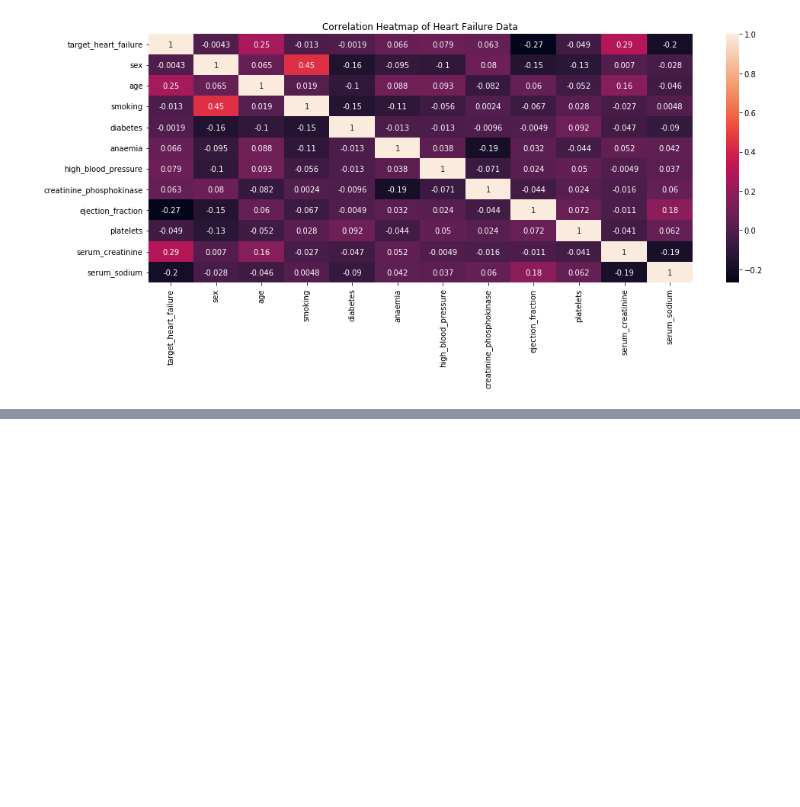
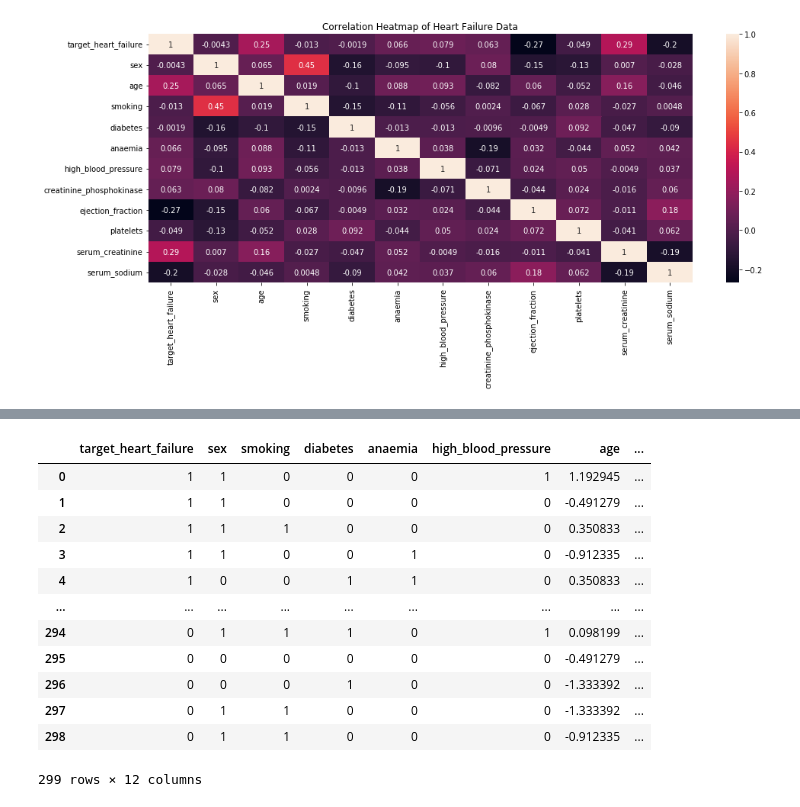
Before and after one commit to bishrtabbaa/amazon-sagemaker-examples, a Jupyter notebook: heartdisease/02b-HeartDisease-ExploratoryDataAnalysis.ipynb, the cells around one changed output, grey strips where cells are left out. Cells and saved outputs as stored; diff of their text form; code cells hidden in the pictures; blank space fills up the shorter version.

```diff
--- a/heartdisease/02b-HeartDisease-ExploratoryDataAnalysis.ipynb
+++ b/heartdisease/02b-HeartDisease-ExploratoryDataAnalysis.ipynb
@@ -187,0 +188,14 @@ plt.show()
+# %%
+# cell 10 ... apply standard scaler on numeric attributes that are not binary to derive columns that have mean 0 and stdev 1
+
+from sklearn.preprocessing import StandardScaler
+std_scaler = StandardScaler()
+
+processed_columns = ['age','creatinine_phosphokinase','ejection_fraction','platelets','serum_creatinine','serum_sodium']
+df_heart_preprocessed = df_heart[['target_heart_failure','sex','smoking','diabetes','anaemia','high_blood_pressure']]
+df_heart_unprocessed = df_heart[processed_columns]
+
+# preview df_heart_processed_scaled
+df_heart_processed_scaled = pd.DataFrame(std_scaler.fit_transform(df_heart_unprocessed))
+df_heart_processed_scaled.columns = processed_columns
+df_heart_processed_scaled
@@ -187,0 +233,18 @@ plt.show()
+# %%
+# cell 12 ... concatenate preprocessed and processed columns
+df_heart_processed = pd.concat([df_heart_preprocessed, df_heart_processed_scaled], axis=1, ignore_index=False)
+df_heart_processed
+# %% [output]
+|  | target_heart_failure | sex | smoking | diabetes | anaemia | high_blood_pressure | age | ... |
+| 0 | 1 | 1 | 0 | 0 | 0 | 1 | 1.192945 | ... |
+| 1 | 1 | 1 | 0 | 0 | 0 | 0 | -0.491279 | ... |
+| 2 | 1 | 1 | 1 | 0 | 0 | 0 | 0.350833 | ... |
+| 3 | 1 | 1 | 0 | 0 | 1 | 0 | -0.912335 | ... |
+| 4 | 1 | 0 | 0 | 1 | 1 | 0 | 0.350833 | ... |
+| ... | ... | ... | ... | ... | ... | ... | ... | ... |
+| 294 | 0 | 1 | 1 | 1 | 0 | 1 | 0.098199 | ... |
+| 295 | 0 | 0 | 0 | 0 | 0 | 0 | -0.491279 | ... |
+| 296 | 0 | 0 | 0 | 1 | 0 | 0 | -1.333392 | ... |
+| 297 | 0 | 1 | 1 | 0 | 0 | 0 | -1.333392 | ... |
+| 298 | 0 | 1 | 1 | 0 | 0 | 0 | -0.912335 | ... |
+299 rows × 12 columns
```
Also changed, not shown: parts of 9 cells of this notebook, 2 other files.
